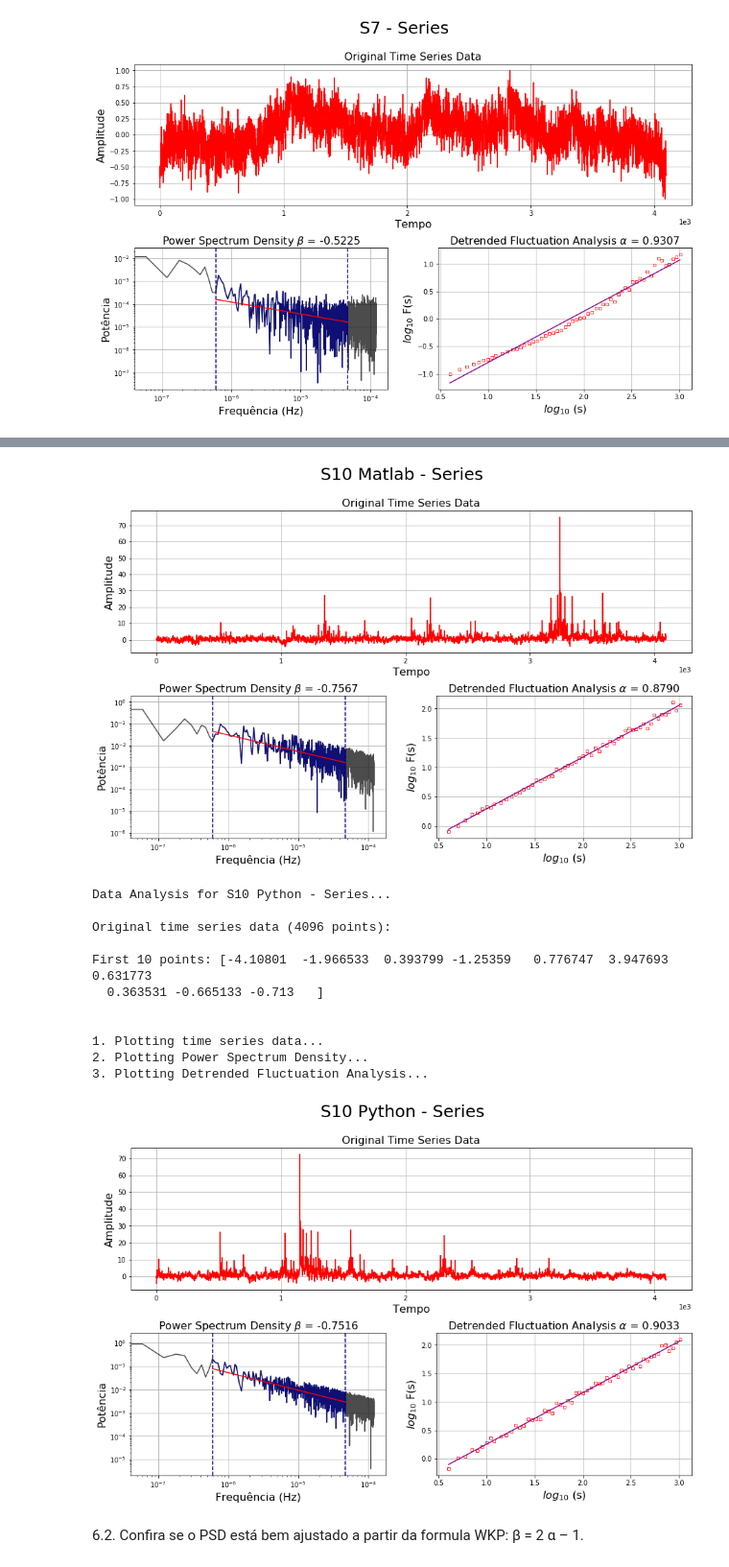
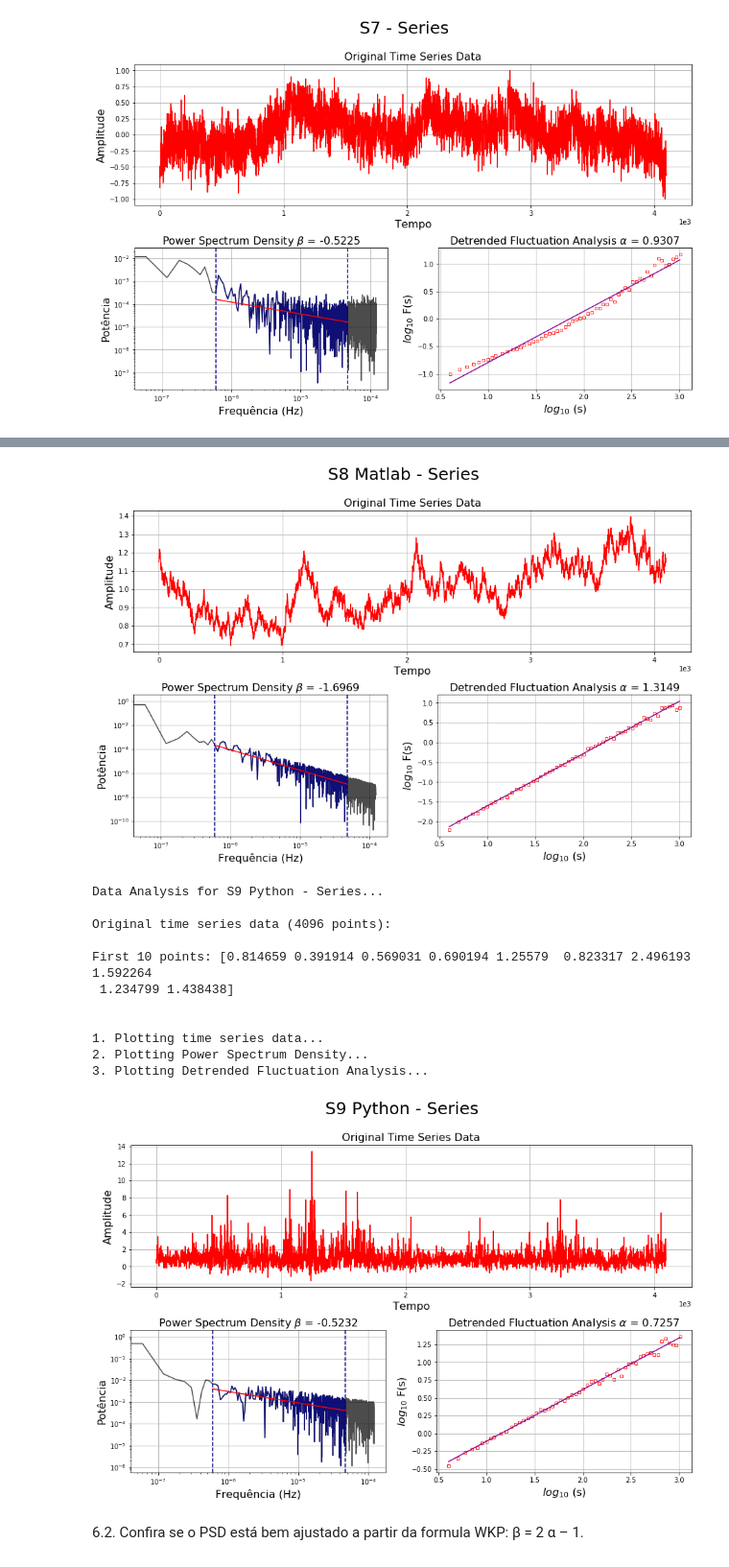
Before and after one commit to helvecioneto/INPE, a Jupyter notebook: Matematica_Computacional_I/Dr_Reinaldo/Lista_Exercicio/Jupyter/Lista_Exercicio_Helvecio_Neto.ipynb, the cells around one changed output, grey strips where cells are left out. Shown at 96% size. Saved outputs shown, nothing was run; the diff lists cells and outputs as text; code cells hidden in the pictures.

```diff
--- a/Matematica_Computacional_I/Dr_Reinaldo/Lista_Exercicio/Jupyter/Lista_Exercicio_Helvecio_Neto.ipynb
+++ b/Matematica_Computacional_I/Dr_Reinaldo/Lista_Exercicio/Jupyter/Lista_Exercicio_Helvecio_Neto.ipynb
@@ -482,6 +482,6 @@ First 10 points: [-0.819406 -0.48537  -0.505301 -0.669682 -0.506564 -0.26415  -0
 3. Plotting Detrended Fluctuation Analysis...
 [figure]
 # %%
-pt_psd_psa.main('data/s10','S10 Matlab - Series')
-pt_psd_psa.main('data/s10py','S10 Python - Series')
+pt_psd_psa.main('data/s8','S8 Matlab - Series')
+pt_psd_psa.main('data/s9py','S9 Python - Series')
 # %% [output]
@@ -494,21 +494,21 @@ First 10 points: [ 0.007498  0.210379 -0.117468 -0.358418 -0.164577  0.603465  1
 
 
 1. Plotting time series data...
 2. Plotting Power Spectrum Density...
 3. Plotting Detrended Fluctuation Analysis...
-[figure, old version]
+[figure, new version]
-Data Analysis for S10 Python - Series...
+Data Analysis for S9 Python - Series...
 
 Original time series data (4096 points):
 
-First 10 points: [-4.10801  -1.966533  0.393799 -1.25359   0.776747  3.947693  0.631773
-  0.363531 -0.665133 -0.713   ]
+First 10 points: [0.814659 0.391914 0.569031 0.690194 1.25579  0.823317 2.496193 1.592264
+ 1.234799 1.438438]
 
 
 1. Plotting time series data...
 2. Plotting Power Spectrum Density...
 3. Plotting Detrended Fluctuation Analysis...
-[figure, old version]
+[figure, new version]
 # %% [markdown]
 6.2. Confira se o PSD está bem ajustado a partir da formula WKP: β = 2 α – 1.<br>
 # %% [markdown]
```
Also changed, not shown: parts of 6 cells of this notebook, 33 other files.
